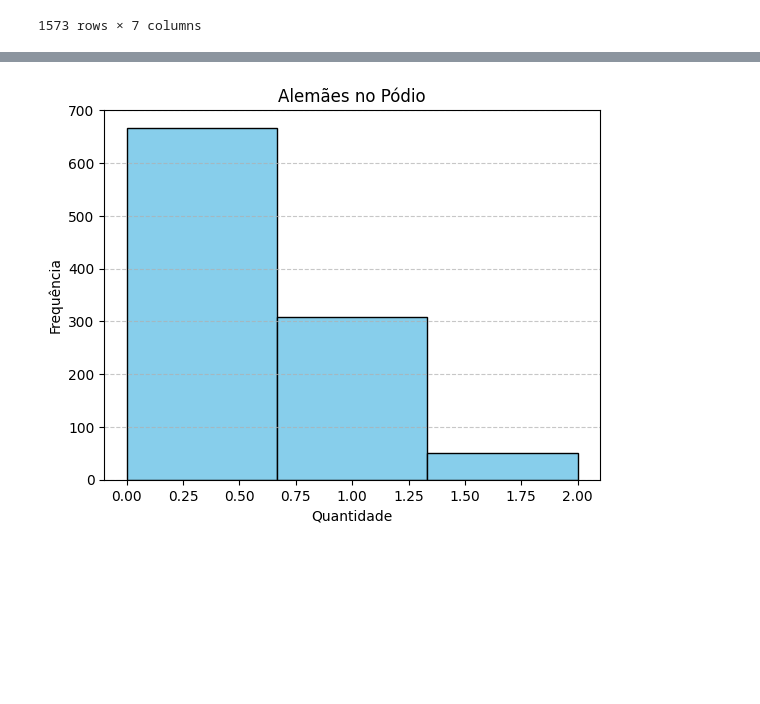
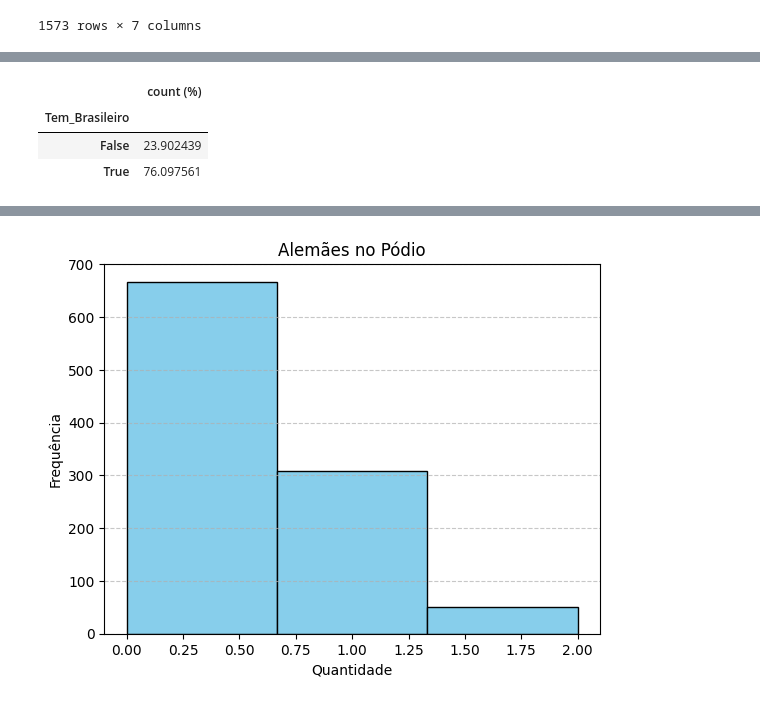
Before and after one commit to Felipesmarq/AnaliseF1, a Jupyter notebook: AnaliseF1.ipynb, the cells around one changed output, grey strips where cells are left out. Saved outputs shown, nothing was run; the diff lists cells and outputs as text; code cells hidden in the pictures; blank space fills up the shorter version.

```diff
--- a/AnaliseF1.ipynb
+++ b/AnaliseF1.ipynb
@@ -358,0 +333,15 @@ dtype: float64
+# %%
+#  definição de novas variáveis aleatórias
+
+fp_bras = df_race['Tem_Brasileiro'].value_counts(normalize=True).sort_index() * 100
+
+fp_bras_df = fp_bras.reset_index()
+fp_bras_df.columns = ['Tem_Brasileiro', 'count (%)']
+fp_bras_df.set_index('Tem_Brasileiro', inplace=True)
+
+display(fp_bras_df)
+# %% [output]
+|  | count (%) |
+| Tem_Brasileiro |  |
+| False | 23.902439 |
+| True | 76.097561 |
```
Also changed, not shown: parts of 58 cells of this notebook.
